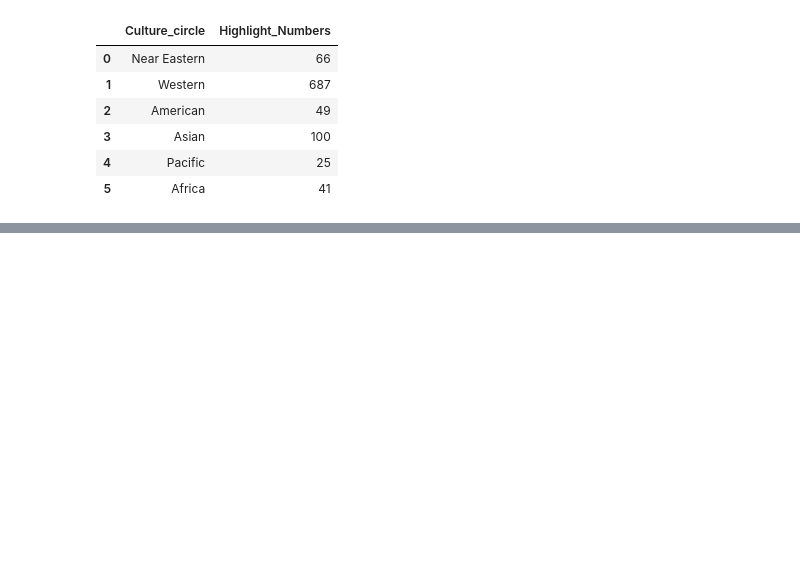
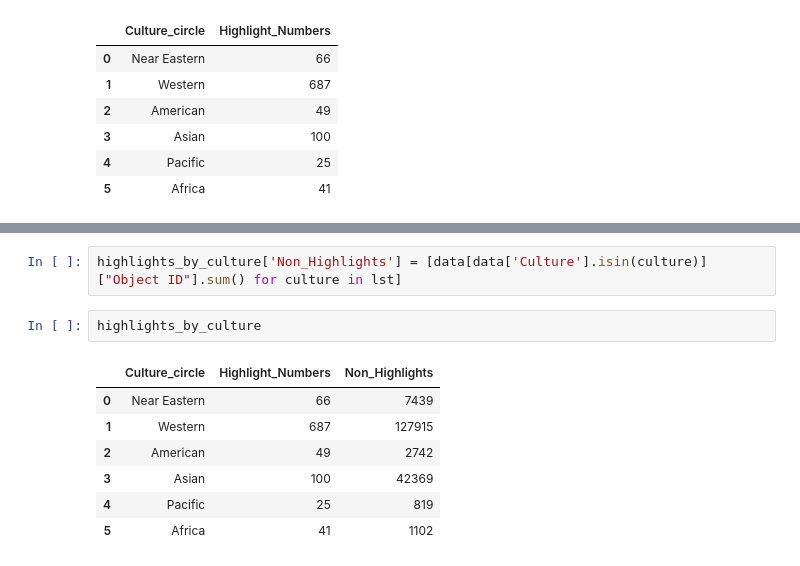
Before and after one commit to Aubrey-Li/METDataAnalysis, a Jupyter notebook: MET_syn.ipynb, the cells around one changed output, grey strips where cells are left out. Saved outputs shown, nothing was run; the diff lists cells and outputs as text; blank space fills up the shorter version.

```diff
--- a/MET_syn.ipynb
+++ b/MET_syn.ipynb
@@ -493,0 +561,12 @@ highlights_by_culture
+# %%
+highlights_by_culture['Non_Highlights'] = [data[data['Culture'].isin(culture)]["Object ID"].sum() for culture in lst]
+# %%
+highlights_by_culture
+# %% [output]
+|  | Culture_circle | Highlight_Numbers | Non_Highlights |
+| 0 | Near Eastern | 66 | 7439 |
+| 1 | Western | 687 | 127915 |
+| 2 | American | 49 | 2742 |
+| 3 | Asian | 100 | 42369 |
+| 4 | Pacific | 25 | 819 |
+| 5 | Africa | 41 | 1102 |
```
Also changed, not shown: parts of 14 cells of this notebook.
